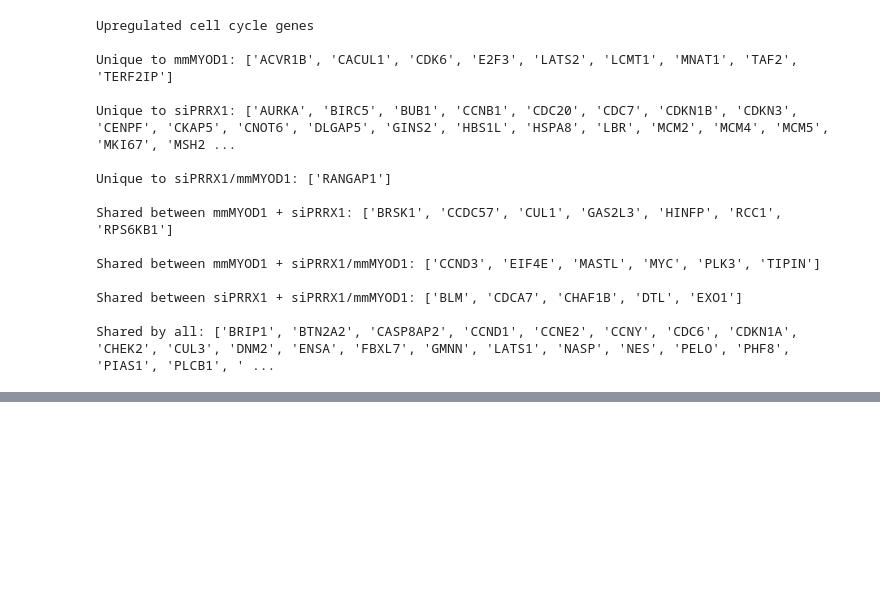
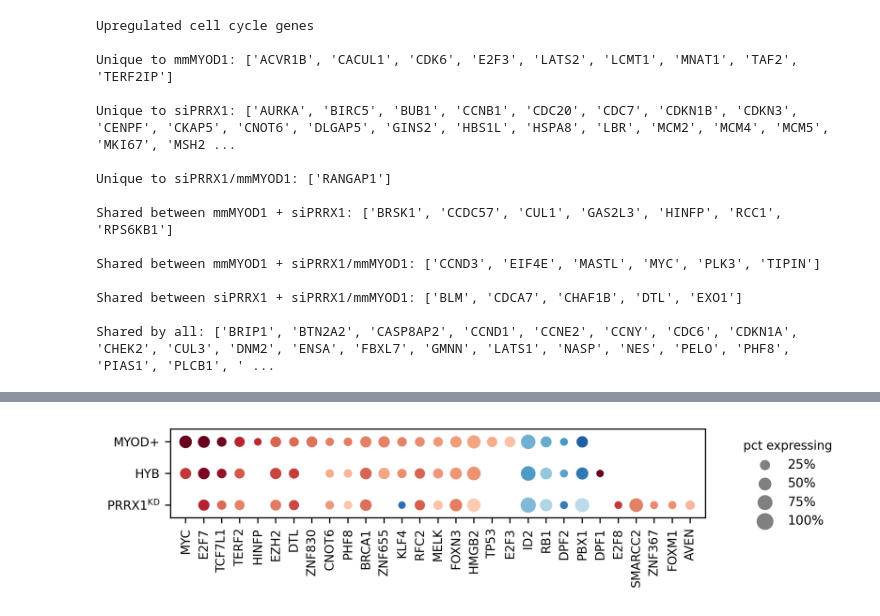
Before and after one commit to jrcwycy/hybrid_reprogramming, a Jupyter notebook: notebooks/cell_cycle/cell_cycle_DGE.ipynb, the cells around one changed output, grey strips where cells are left out. Cells and saved outputs as stored; diff of their text form; code cells hidden in the pictures; blank space fills up the shorter version.

```diff
--- a/notebooks/cell_cycle/cell_cycle_DGE.ipynb
+++ b/notebooks/cell_cycle/cell_cycle_DGE.ipynb
@@ -1096,0 +1235,11 @@ Shared by all: ['BRIP1', 'BTN2A2', 'CASP8AP2', 'CCND1', 'CCNE2', 'CCNY', 'CDC6',
+# %%
+pdf = sig_g1s.copy()
+
+# pdf = sig.copy()
+
+pdf['is_tf'] = pdf['names'].isin(tf_list)
+
+pdf = pdf[pdf['names'].isin(cc_genes)]
+
+print(pdf.shape)
+pdf.head()
@@ -1096,0 +1254,4 @@ Shared by all: ['BRIP1', 'BTN2A2', 'CASP8AP2', 'CCND1', 'CCNE2', 'CCNY', 'CDC6',
+# %%
+pdf = pdf[pdf['is_tf']]
+print(pdf['names'].nunique())
+pdf.head()
@@ -1096,0 +1268,76 @@ Shared by all: ['BRIP1', 'BTN2A2', 'CASP8AP2', 'CCND1', 'CCNE2', 'CCNY', 'CDC6',
+# %%
+pdf = pdf.sort_values(by=['group', 'logfoldchanges'], ascending=[True, False])
+
+# gene_list = pdf['names'].unique()
+# print(len(gene_list))
+
+# plt.rcParams['figure.dpi'] = 300
+# fig, ax = plt.subplots(figsize=(6, 1))
+
+cmap = 'RdBu_r'
+vmin, vmax = -2, 2
+# size_scale = 1.5
+min_size, max_size = 10, 100
+
+
+genes_to_plot = pdf['names'].unique()
+groups = sorted(pdf['group'].unique(), reverse=True)
+
+
+gene_to_x = {g: i for i, g in enumerate(genes_to_plot)}
+group_to_y = {g: i for i, g in enumerate(groups)}
+
+plt.rcParams['figure.dpi'] = 300
+plt.rcParams['figure.figsize'] = 7, 1.75
+fig, ax = plt.subplots()
+
+
+norm = mpl.colors.Normalize(vmin=vmin, vmax=vmax)
+
+
+for idx, row in pdf.iterrows():
+    x = gene_to_x[row['names']]
+    y = group_to_y[row['group']]
+
+    size = min_size + row['pct_nz_group'] * (max_size - min_size)
+    color = row['logfoldchanges']
+
+    ax.scatter(
+        x=x,
+        y=y,
+        s=size,
+        c=[color],
+        cmap=cmap,
+        norm=norm,
+        # edgecolor='k',
+        # linewidth=0.3
+    )
+
+
+cond_labels = [r'PRRX1$^{\mathrm{KD}}$', 'HYB', 'MYOD+']
+
+ax.set_yticks(range(len(groups)))
+ax.set_yticklabels(cond_labels, fontsize=8)
+ax.set_xticks(range(len(genes_to_plot)))
+ax.set_xticklabels(genes_to_plot, rotation=90, fontsize=8, va='top')
+
+ax.set_xlabel('')
+ax.set_ylabel('')
+
+ax.margins(y=0.2, x=0.03)
+
+
+legend_sizes = [0.25, 0.5, 0.75, 1.0]
+labels = [f"{int(f*100)}%" for f in legend_sizes]
+markers = [plt.scatter([], [], s=min_size + f*(max_size - min_size),
+                       color='gray') for f in legend_sizes]
+
+ax.legend(markers, labels, title="pct expressing", scatterpoints=1, fontsize='small', title_fontsize=8,
+          frameon=False, bbox_to_anchor=(1.05, 1), loc='upper left')
+# for text in leg.get_texts():
+#     text.set_fontsize(9)
+
+plt.tight_layout()
+plt.show()
+# %% [output]
+[figure, added]
```
Also changed, not shown: parts of 26 cells of this notebook, 5 other files.
